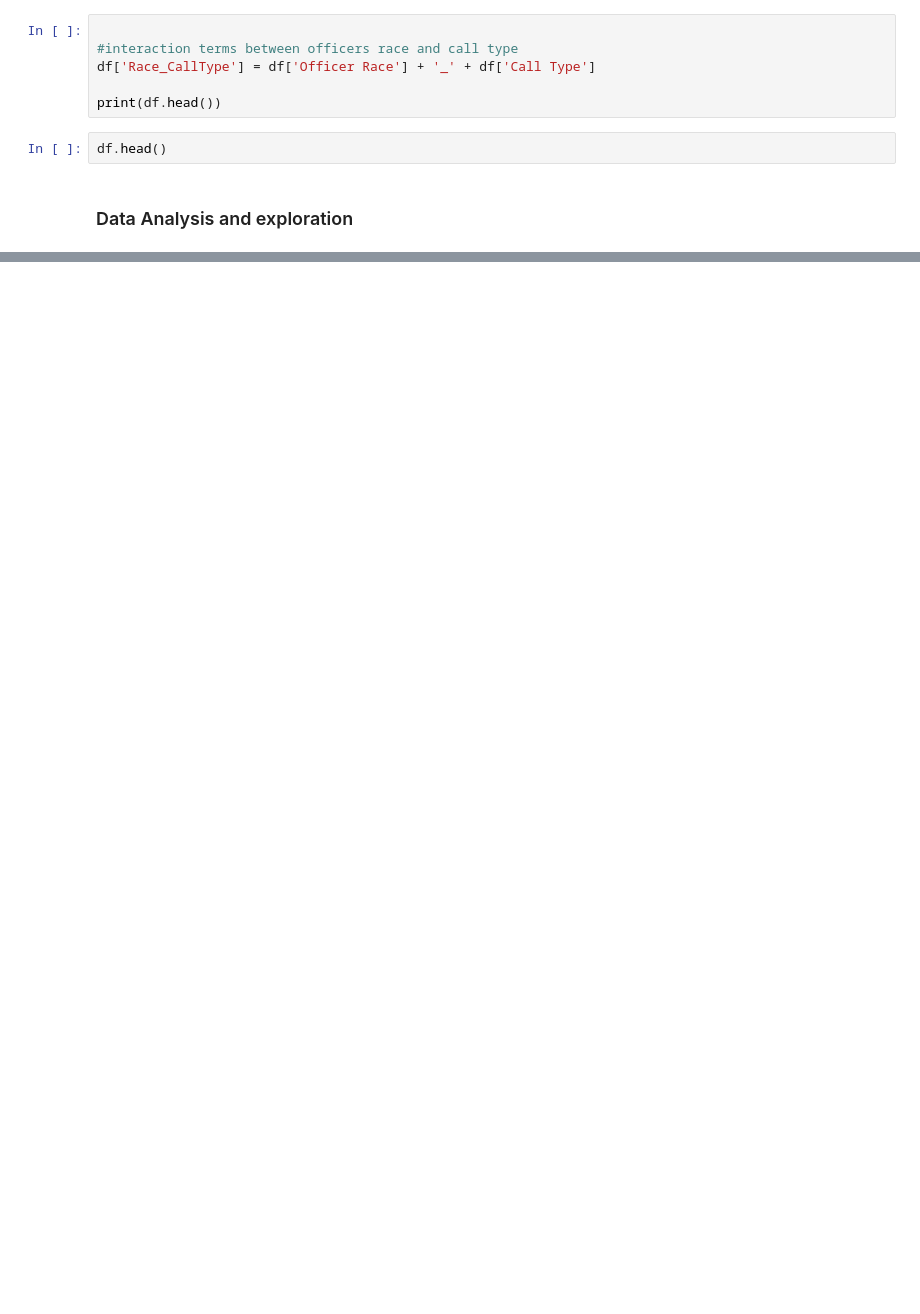
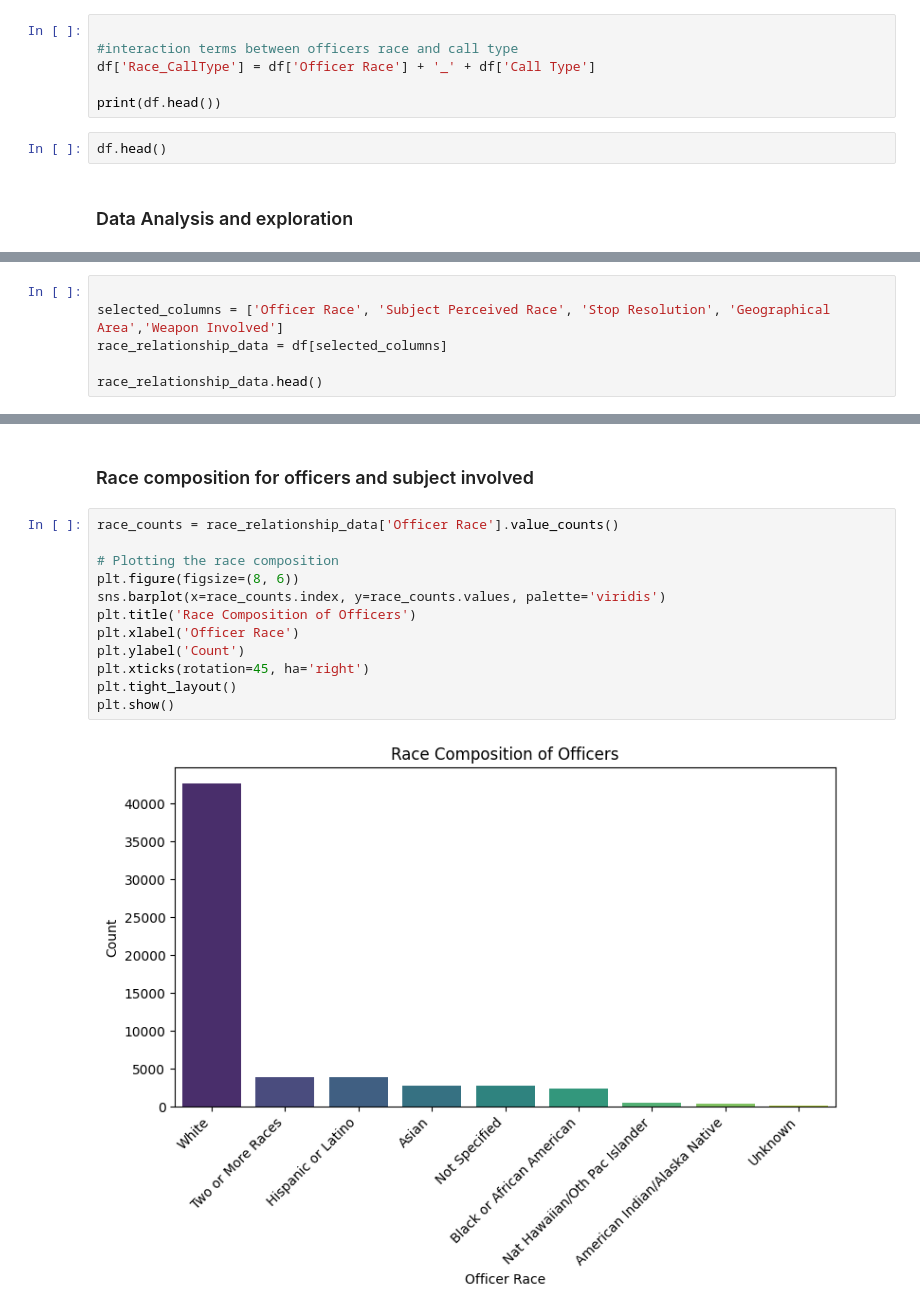
Before and after one commit to jameskoli/Terrystopsdata, a Jupyter notebook: index.ipynb, the cells around one changed output, grey strips where cells are left out. Saved outputs shown, nothing was run; the diff lists cells and outputs as text; blank space fills up the shorter version.

Commit message:
race composition analysis

```diff
--- a/index.ipynb
+++ b/index.ipynb
@@ -73,0 +84,6 @@ df.head()
+# %%
+
+selected_columns = ['Officer Race', 'Subject Perceived Race', 'Stop Resolution', 'Geographical Area','Weapon Involved']
+race_relationship_data = df[selected_columns]
+
+race_relationship_data.head()
@@ -73,0 +106,16 @@ df.head()
+# %% [markdown]
+### Race composition for officers and subject involved
+# %%
+race_counts = race_relationship_data['Officer Race'].value_counts()
+
+# Plotting the race composition
+plt.figure(figsize=(8, 6))
+sns.barplot(x=race_counts.index, y=race_counts.values, palette='viridis')
+plt.title('Race Composition of Officers')
+plt.xlabel('Officer Race')
+plt.ylabel('Count')
+plt.xticks(rotation=45, ha='right')
+plt.tight_layout()
+plt.show()
+# %% [output]
+[figure, added]
```
Also changed, not shown: parts of 7 cells of this notebook.
